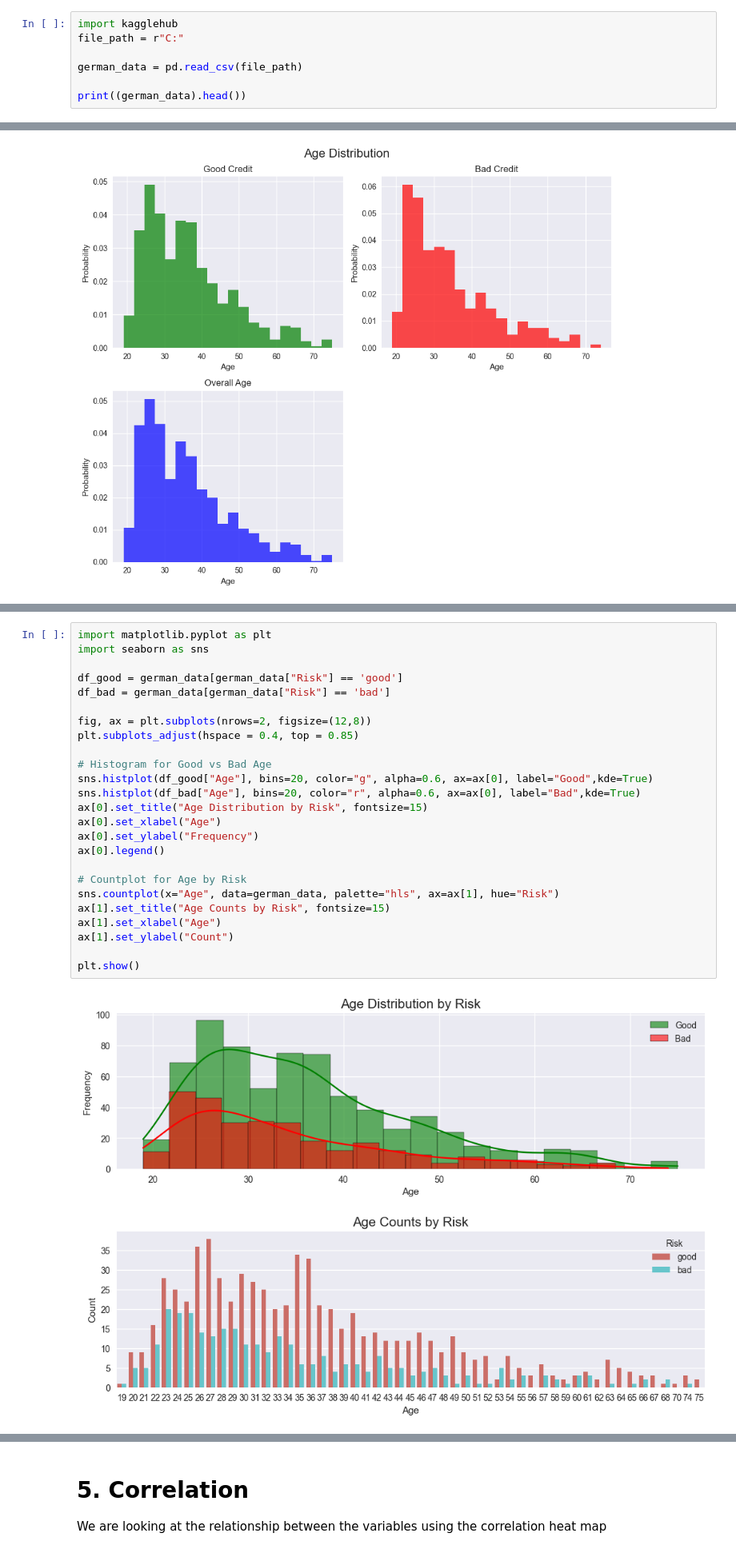
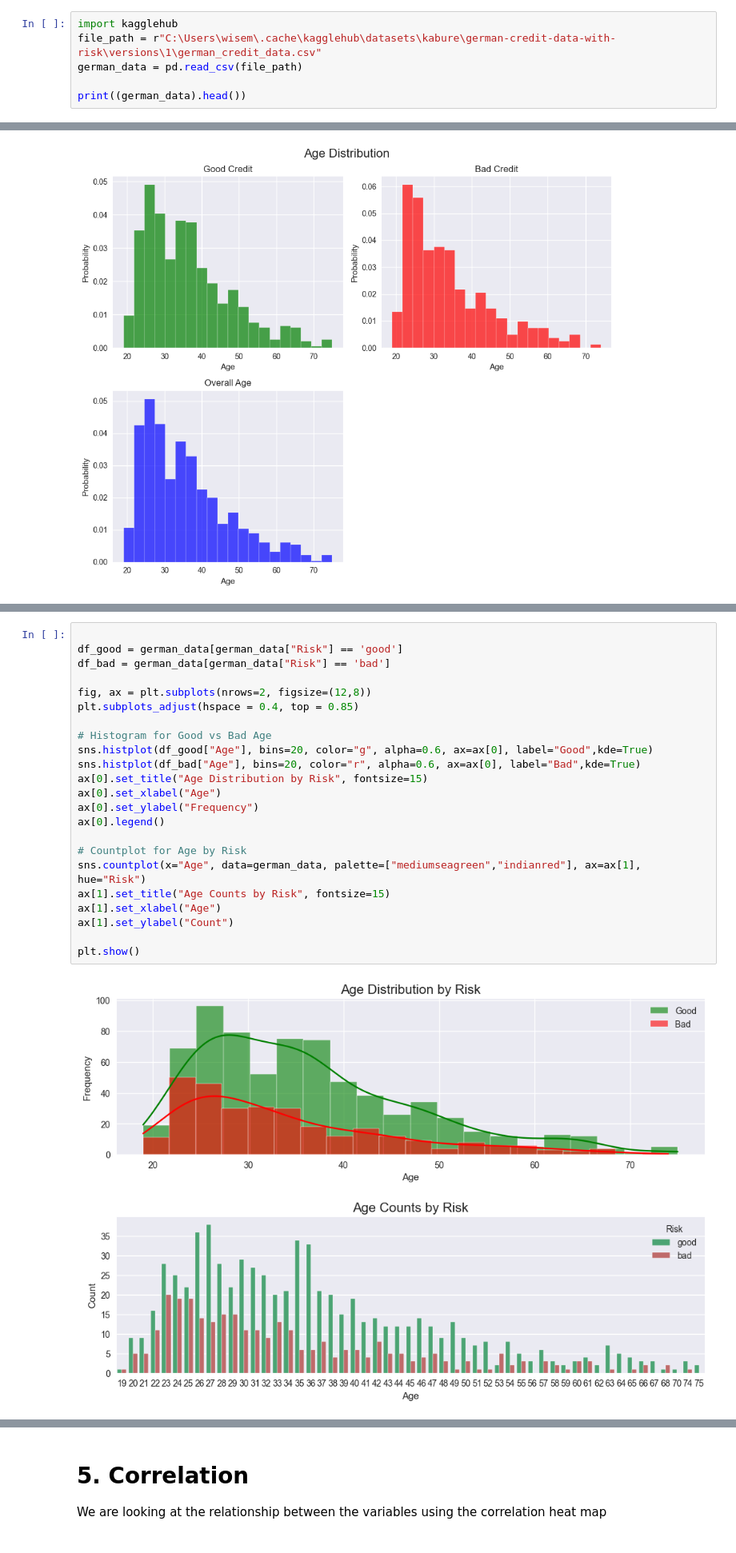
Before and after one commit to WisemanRadebe/Credit-Risk-Modeling, a Jupyter notebook: Notebook.ipynb, the cells around one changed output, grey strips where cells are left out. Shown at 80% size. Drawn from its saved outputs; the diff is of its cells as text.

```diff
--- a/Notebook.ipynb
+++ b/Notebook.ipynb
@@ -45,8 +45,7 @@ Current date: 2025-08-25 15:56:36
 Importing datataset from kaggle using their API
 # %%
 import kagglehub
-file_path = r"C:"
-
+file_path = r"C:\Users\wisem\.cache\kagglehub\datasets\kabure\german-credit-data-with-risk\versions\1\german_credit_data.csv"
 german_data = pd.read_csv(file_path)
 
 print((german_data).head())
@@ -160,27 +165,25 @@ plt.show()
 # %%
-import matplotlib.pyplot as plt
-import seaborn as sns
 
 df_good = german_data[german_data["Risk"] == 'good']
 df_bad = german_data[german_data["Risk"] == 'bad']
 
 fig, ax = plt.subplots(nrows=2, figsize=(12,8))
 plt.subplots_adjust(hspace = 0.4, top = 0.85)
 
 # Histogram for Good vs Bad Age
 sns.histplot(df_good["Age"], bins=20, color="g", alpha=0.6, ax=ax[0], label="Good",kde=True)
 sns.histplot(df_bad["Age"], bins=20, color="r", alpha=0.6, ax=ax[0], label="Bad",kde=True)
 ax[0].set_title("Age Distribution by Risk", fontsize=15)
 ax[0].set_xlabel("Age")
 ax[0].set_ylabel("Frequency")
 ax[0].legend()
 
 # Countplot for Age by Risk
-sns.countplot(x="Age", data=german_data, palette="hls", ax=ax[1], hue="Risk")
+sns.countplot(x="Age", data=german_data, palette=["mediumseagreen","indianred"], ax=ax[1], hue="Risk")
 ax[1].set_title("Age Counts by Risk", fontsize=15)
 ax[1].set_xlabel("Age")
 ax[1].set_ylabel("Count")
 
 plt.show()
 # %% [output]
-[figure, old version]
+[figure, new version]
```
Also changed, not shown: parts of 57 cells of this notebook.
